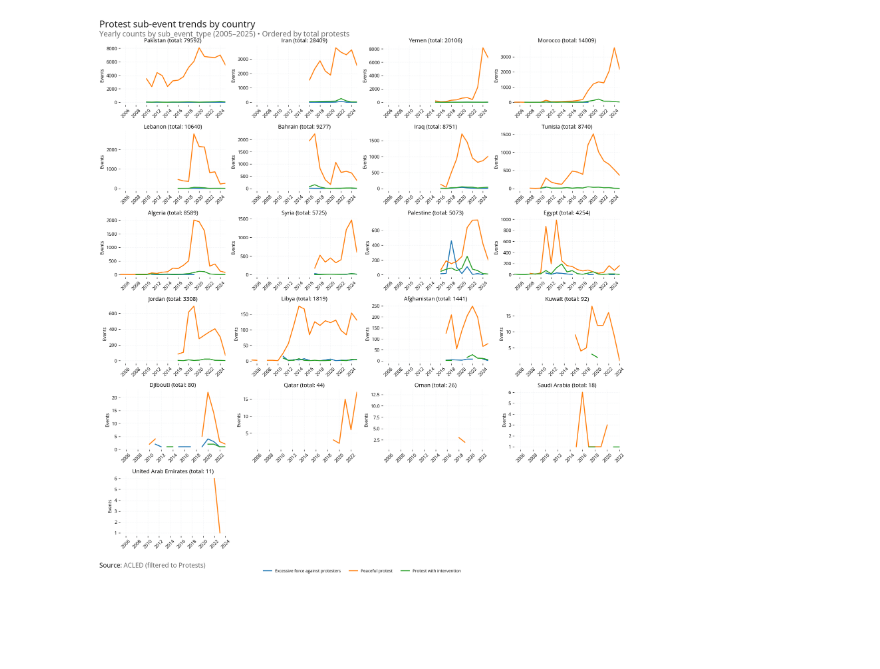
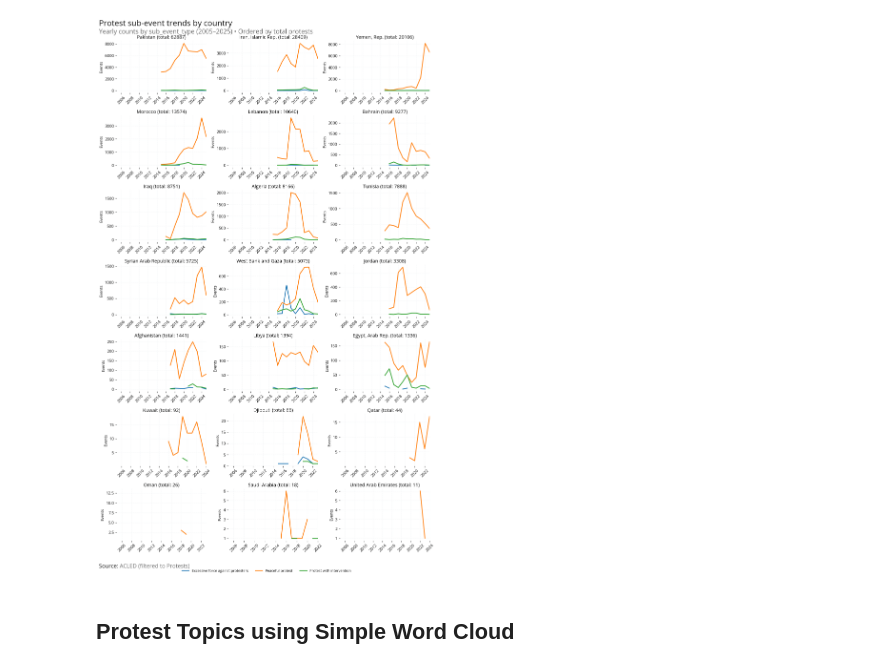
Before and after one commit to datapartnership/GenZ_Protest_Analysis, a Jupyter notebook: notebooks/protest_overview.ipynb, the cells around one changed output. Saved outputs shown, nothing was run; the diff lists cells and outputs as text; code cells hidden in the pictures; blank space fills up the shorter version.

Commit message:
protests section

```diff
--- a/notebooks/protest_overview.ipynb
+++ b/notebooks/protest_overview.ipynb
@@ -50,0 +73,4 @@ protests['country'].nunique()
+# %%
+mena_protests = protests[protests['wb_region']=='MEA']
+#mena_protests['event_date'] = pd.to_datetime(mena_protests['year'])
+mena_protests = mena_protests[mena_protests['event_date'].dt.year >= 2015]
@@ -50,0 +185,12 @@ protests['country'].nunique()
+# %%
+protests_region_monthly['month'] = protests_region_monthly['event_date'].dt.month
+protests_region_monthly['year_month'] = protests_region_monthly['year'].astype(str) + '-' + protests_region_monthly['month'].astype(str)
+# %%
+from visuals import *
+indicator = 'Protest Events'
+df = protests_region_monthly#[protests_region['wb_region']#.isin(['MEA', 'SSF', 'ECS', 'SAS', 'EAS'])]
+plot_lines_wb(df[df['year']>=2020], line_col = 'region_name', x_col ='year_month',
+              value_col = indicator,
+              title = f'{str(indicator).replace(" ", "")} Regional Comparison',
+              subtitle='The total number of protests reported monthly.',
+              note='ACLED data including 157 global countries. 2025 data is until September 30th.')
@@ -51,2 +199,2 @@ protests['country'].nunique()
 # %%
-mena_protests_sub_event = mena_protests.groupby(['country','sub_event_type', pd.Grouper(key='event_date', freq='YS')]).size().reset_index(name='nrEvents')
+mena_protests_sub_event = mena_protests.groupby(['country_name','sub_event_type', pd.Grouper(key='event_date', freq='YS')]).size().reset_index(name='nrEvents')
@@ -176,7 +250,7 @@ def plot_mena_protests_country_subplots(df, countries=None, ncols=4, top_n=None)
 
     # Order countries by total protest counts (descending) using filtered data
     country_totals = (
-        df.groupby('country', dropna=True)['nrEvents']
+        df.groupby('country_name', dropna=True)['nrEvents']
           .sum()
           .sort_values(ascending=False)
     )
@@ -218,34 +292,34 @@ def plot_mena_protests_country_subplots(df, countries=None, ncols=4, top_n=None)
     def _draw(axs):
         # Use the figure provided by decorator, re-create our grid
         fig = axs[0].figure if isinstance(axs, (list, tuple, np.ndarray)) else plt.gcf()
         fig.clf()
         fig.set_size_inches(max(12, 4 * ncols_local), max(8, 2.8 * nrows))
         axes = fig.subplots(nrows, ncols_local).reshape(-1)
 
         for i, country in enumerate(countries):
             ax = axes[i]
-            df_country = df[df['country'] == country]
+            df_country = df[df['country_name'] == country]
             if df_country.empty:
                 ax.set_axis_off()
                 continue
             _plot_country_panel(ax, df_country, SUB_EVENT_COLORS)
             total = int(country_totals.get(country, 0))
             ax.set_title(f"{country} (total: {total})")
             ax.set_ylabel('Events')
 
         # Hide any extra axes
         for j in range(len(countries), len(axes)):
             axes[j].set_visible(False)
 
         # Shared legend at bottom
         handles = [plt.Line2D([0], [0], color=SUB_EVENT_COLORS[l], lw=2, label=l) for l in sub_event_levels]
         fig.legend(handles=handles, labels=sub_event_levels, loc='lower center', ncol=min(4, len(sub_event_levels)), fontsize=9)
         plt.tight_layout(rect=[0, 0.08, 1, 1])
 
     _draw()
 
 # Run for your MENA list, ordered by total protests
-display_cols = 4
-plot_mena_protests_country_subplots(mena_protests_sub_event, countries=countries_of_interest, ncols=display_cols)
+display_cols = 3
+plot_mena_protests_country_subplots(mena_protests_sub_event, ncols=display_cols)
 # %% [output]
-[figure, old version]
+[figure, new version]
@@ -251,0 +328,2 @@ plot_mena_protests_country_subplots(mena_protests_sub_event, countries=countries
+# %% [markdown]
+## Protest Topics using Simple Word Cloud
```
Also changed, not shown: parts of 42 cells of this notebook, 1 other file.
